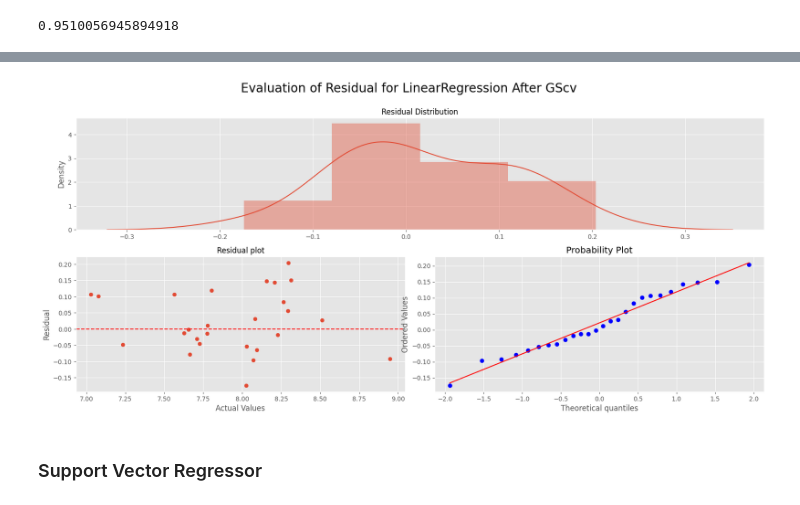
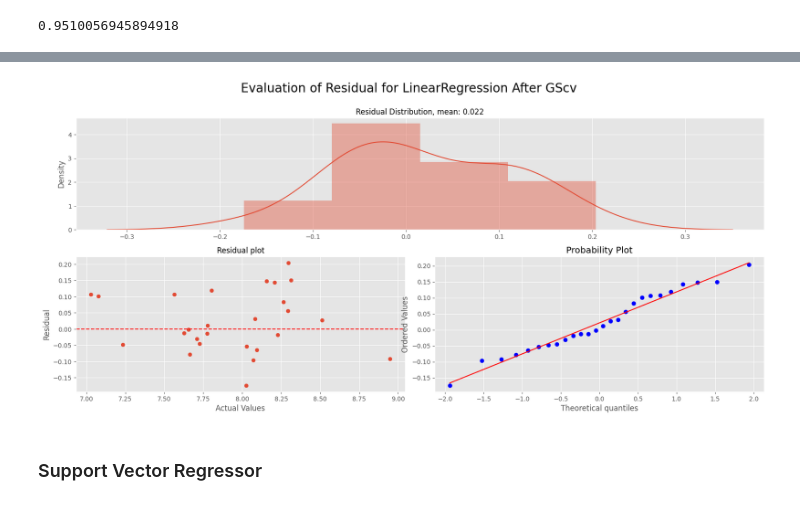
Before and after one commit to SarkarPriyanshu/USHousingMarketAnalysis, a Jupyter notebook: 03_Model_Development_Evaluation.ipynb, the cells around one changed output, grey strips where cells are left out. Cells and saved outputs as stored; diff of their text form; code cells hidden in the pictures.

```diff
--- a/03_Model_Development_Evaluation.ipynb
+++ b/03_Model_Development_Evaluation.ipynb
@@ -309,33 +309,33 @@ LinearR_Residuals = y_test - X_test_predictions
 # %%
 # Create a new figure
 fig = plt.figure(figsize=(20, 8))
 fig.suptitle(f'Evaluation of Residual for LinearRegression After GScv', fontsize=20)
 
 # Create a grid for subplots
 gs = grid.GridSpec(ncols=4, nrows=12)
 
 # Add subplot for Residual Distribution
 ax1 = fig.add_subplot(gs[:5, :])
-ax1.set_title('Residual Distribution', fontsize=12)
+ax1.set_title(f'Residual Distribution, mean: {np.round(LinearR_Residuals.mean(),3)}', fontsize=12)
 sns.distplot(LinearR_Residuals, ax=ax1)
 
 # Add subplot for Residual plot
 ax2 = fig.add_subplot(gs[6:, :2])
 ax2.set_title('Residual plot', fontsize=12)
 ax2.scatter(y_test, LinearR_Residuals)
 ax2.axhline(y=0, color='r', ls='--')
 ax2.set_xlabel('Actual Values')
 ax2.set_ylabel('Residual')
 
 # Add subplot for Probability plot
 ax3 = fig.add_subplot(gs[6:, 2:])
 ax3.set_title('Probability plot', fontsize=12)
 stats.probplot(LinearR_Residuals, plot=ax3)
 
 # Display the plot
 plt.show()
 # %% [output]
-[figure, old version]
+[figure, new version]
 # %% [markdown]
 ### Support Vector Regressor
 # %% [markdown]
```
Also changed, not shown: parts of 2 cells of this notebook.
